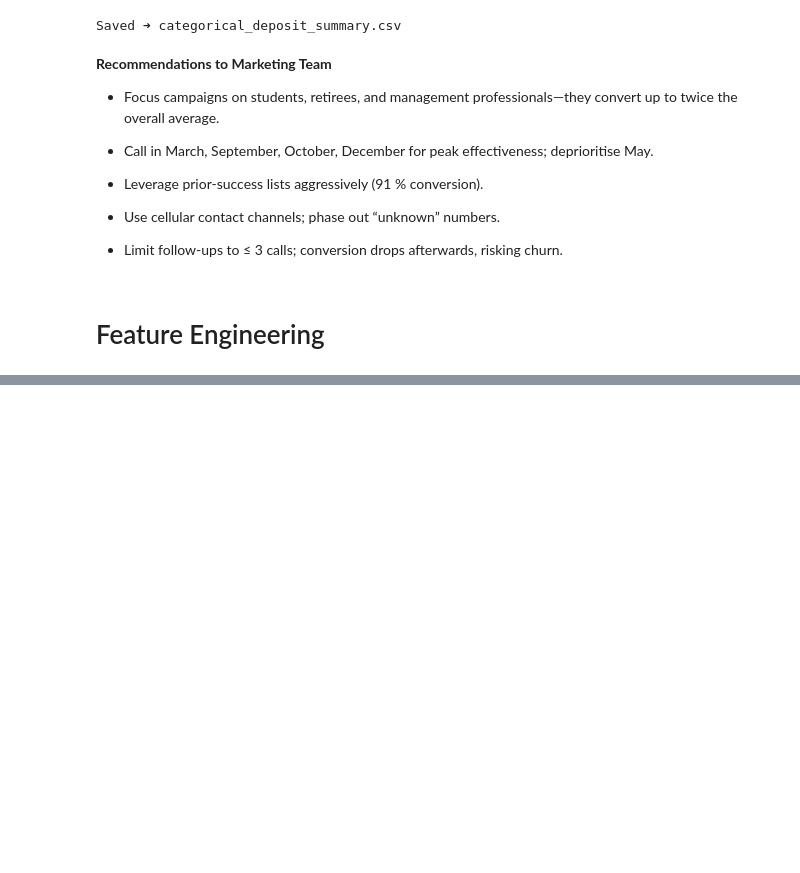
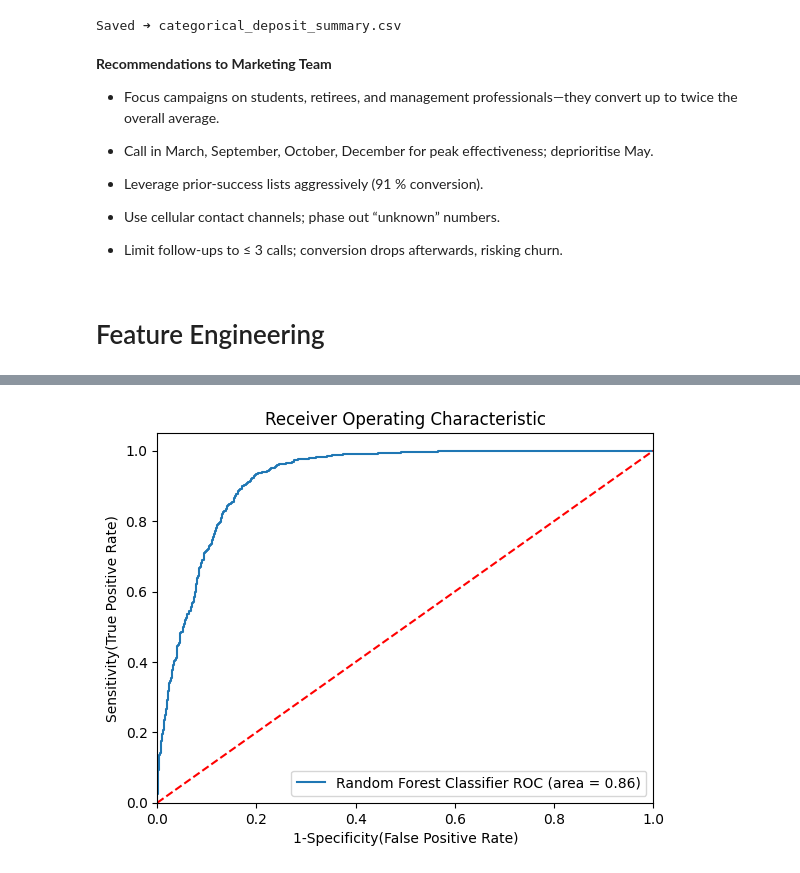
Before and after one commit to iyan-coder/EDA-and-Model-Trainer-3, a Jupyter notebook: BankMarketing.ipynb, the cells around one changed output, grey strips where cells are left out. Cells and saved outputs as stored; diff of their text form; code cells hidden in the pictures; blank space fills up the shorter version.

```diff
--- a/BankMarketing.ipynb
+++ b/BankMarketing.ipynb
@@ -667,3 +667,6 @@ Saved ➜ categorical_deposit_summary.csv
 * Limit follow‑ups to ≤ 3 calls; conversion drops afterwards, risking churn.
 # %% [markdown]
 # Feature Engineering
+# %%
+X =  df.drop(["deposit"], axis=1)
+y = df['deposit']
@@ -669,0 +692,4 @@ Saved ➜ categorical_deposit_summary.csv
+# %%
+# Replace sentinel with NaN
+df.loc[df["pdays"] == -1, "pdays"] = np.nan
+df['pdays'].head()
@@ -669,0 +804,9 @@ Saved ➜ categorical_deposit_summary.csv
+# %%
+from sklearn.model_selection import train_test_split
+
+X_train,X_test,y_train,y_test = train_test_split(X,y, test_size=0.2, random_state=42, stratify=y)
+
+X_train_processed = preprocessor.fit_transform(X_train)
+X_test_processed  = preprocessor.transform(X_test)
+
+print(f"Train shape → {X_train_processed.shape} | Test shape → {X_test_processed.shape}")
@@ -669,0 +1123,40 @@ Saved ➜ categorical_deposit_summary.csv
+# %%
+###Plot ROC AUC Curve
+from sklearn.metrics import roc_auc_score,roc_curve
+plt.figure()
+
+##Add the models to list that yu want to view on ROC plot
+auc_models = [
+          {
+                    'label': "Random Forest Classifier",
+                    'model': RandomForestClassifier( n_estimators = 800,
+                                            min_samples_split = 10,
+                                             min_samples_leaf = 2,
+                                             max_features = 'sqrt',
+                                             max_depth = 20,
+                                             bootstrap = False),
+
+                    'auc':  0.8626
+          }
+]
+
+##create a loop through all model
+for algo in auc_models:
+          model = algo['model'] #select the model
+          model.fit(X_train_processed, y_train) #train the model
+# Compute False positive rate, and True positive rate
+          fpr, tpr,thresholds = roc_curve(y_test,model.predict_proba(X_test_processed)[:,1])
+# Calculate Area under th curve to display on plot
+          plt.plot(fpr,tpr,label = "%s ROC (area = %0.2f)" % (algo['label'], algo['auc']))
+#Custom settings for the plot
+plt.plot([0, 1], [0, 1],'r--')
+plt.xlim([0.0, 1.0])
+plt.ylim([0.0, 1.05])
+plt.xlabel('1-Specificity(False Positive Rate)')
+plt.ylabel('Sensitivity(True Positive Rate)')
+plt.title('Receiver Operating Characteristic')
+plt.legend(loc="lower right")
+plt.savefig("auc.png")
+plt.show()
+# %% [output]
+[figure, added]
```
Also changed, not shown: parts of 16 cells of this notebook.
